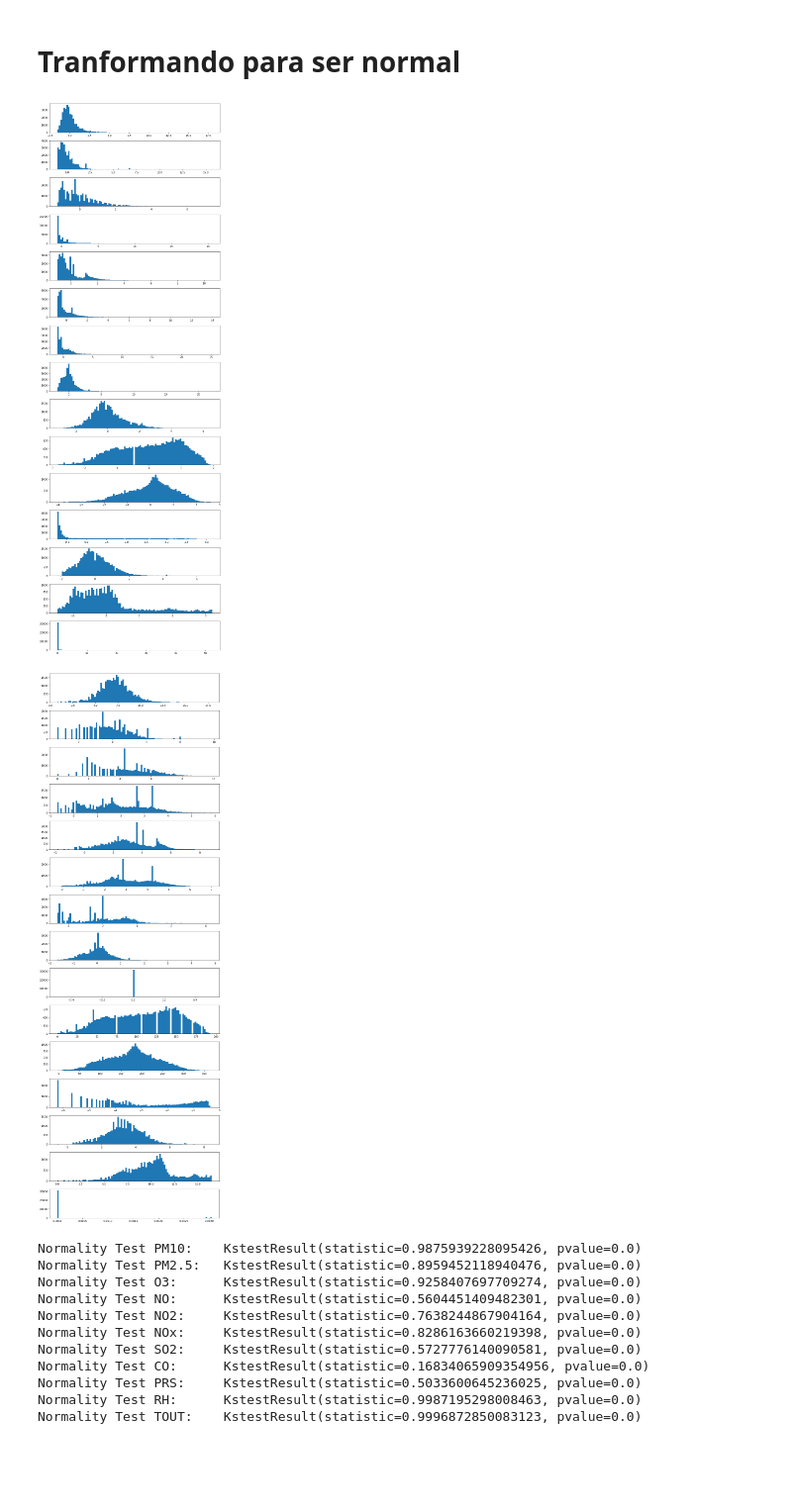
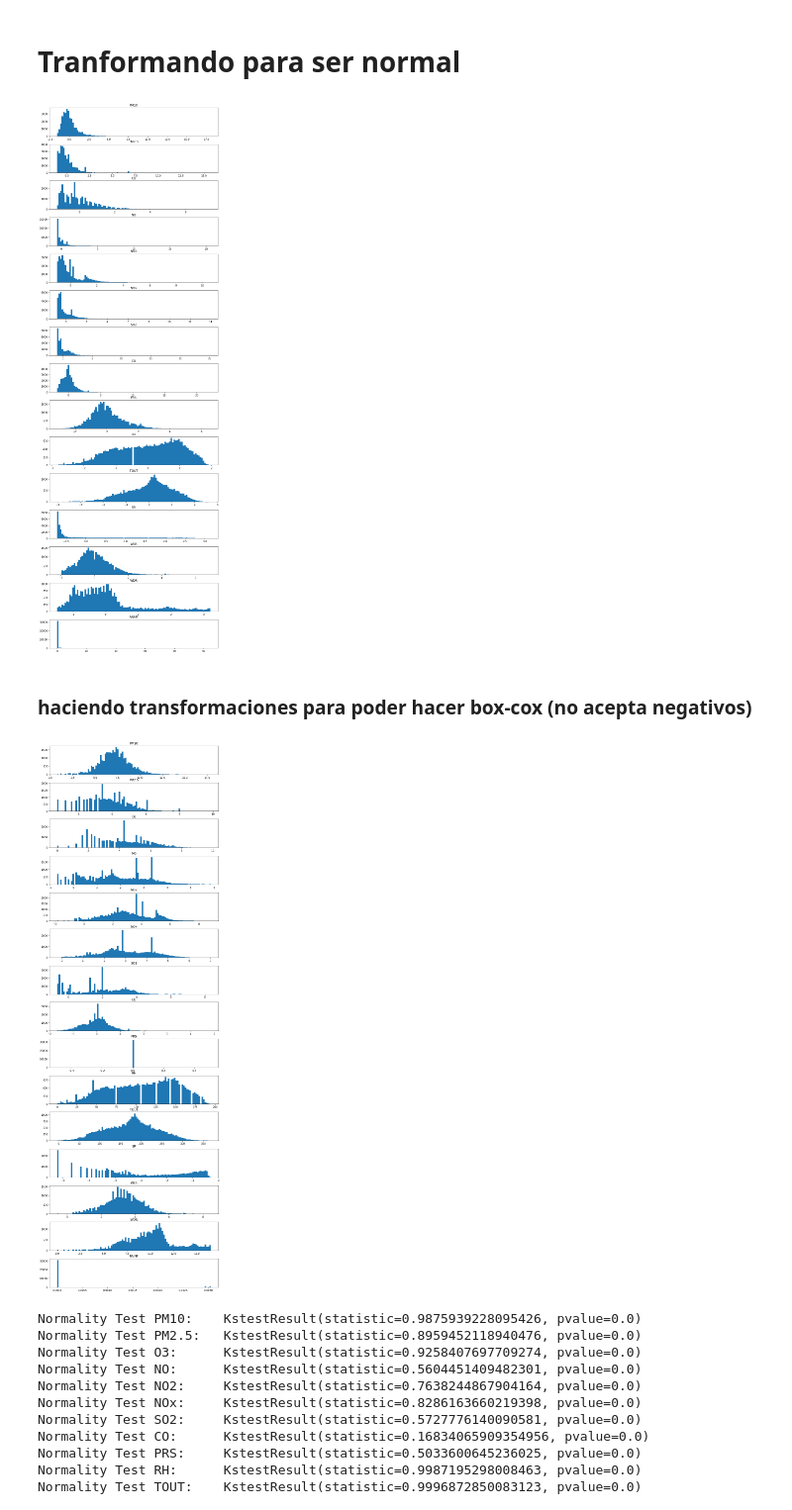
Before and after one commit to DiegoElian02/CienciadeDatosMultivariado, a Jupyter notebook: Analisis.ipynb, the cells around one changed output. Shown at 99% size. Drawn from its saved outputs; the diff is of its cells as text; code cells hidden in the pictures; blank space fills up the shorter version.

```diff
--- a/Analisis.ipynb
+++ b/Analisis.ipynb
@@ -307,10 +312,13 @@ fig.tight_layout()
 
 iter = 0
 for i in df.columns[4:]:
+    ax[iter].set_title(i)
     ax[iter].hist(sdf[i], bins=100)
     iter += 1
 # %% [output]
-[figure, old version]
+[figure, new version]
+# %% [markdown]
+### haciendo transformaciones para poder hacer box-cox (no acepta negativos)
 # %%
 from scipy import stats
 
@@ -331,13 +339,14 @@ df['RAINF'] -=1
 # %%
 fig, ax = plt.subplots(15, figsize=(10,30))
 fig.tight_layout()
 
 iter = 0
 for i in df.columns[4:]:
+    ax[iter].set_title(i)
     ax[iter].hist(normal_df[i], bins=100)
     iter += 1
 # %% [output]
-[figure, old version]
+[figure, new version]
 # %%
 fig, ax = plt.subplots(15, figsize=(10,30))
 fig.tight_layout()
```
Also changed, not shown: parts of 34 cells of this notebook, 14 other files.
